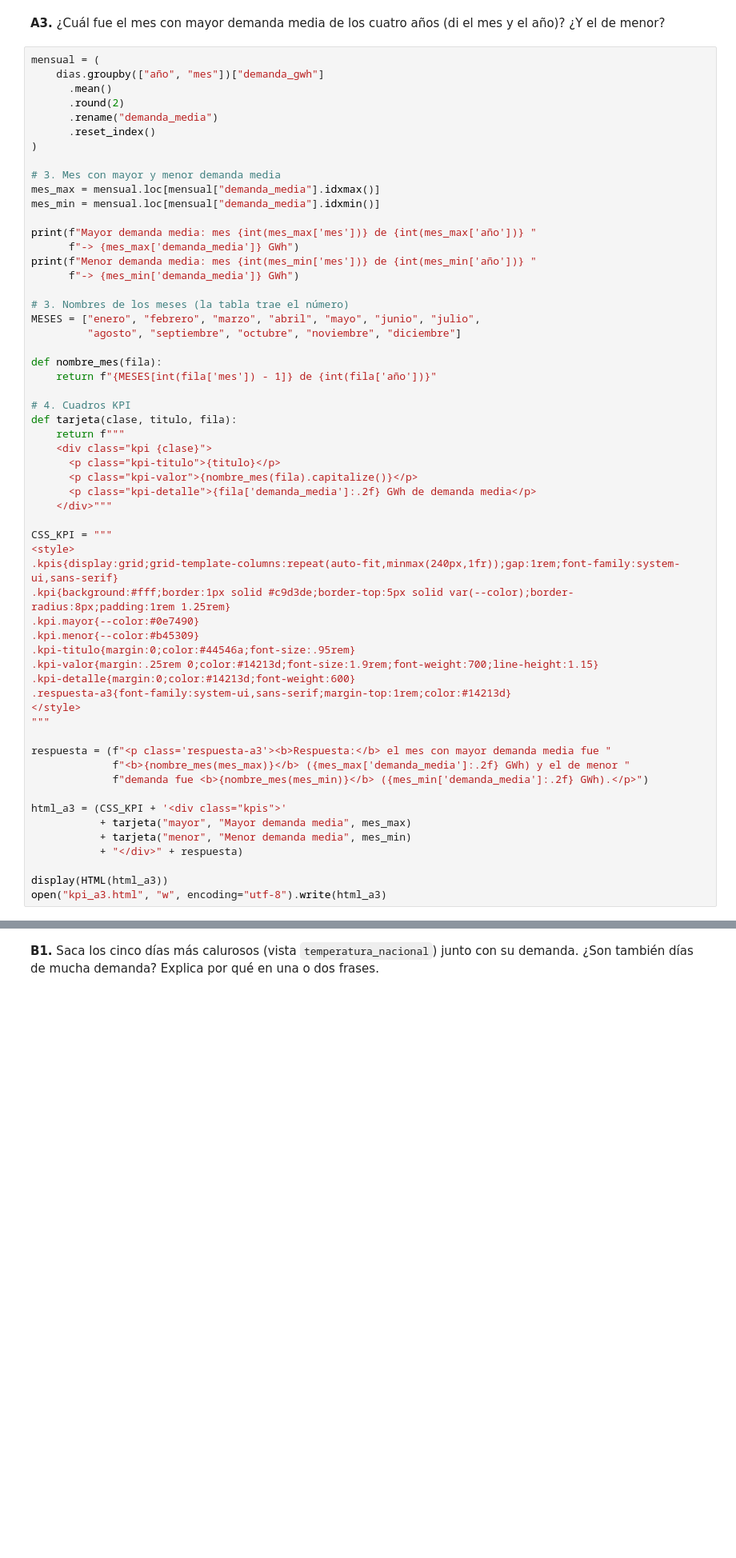
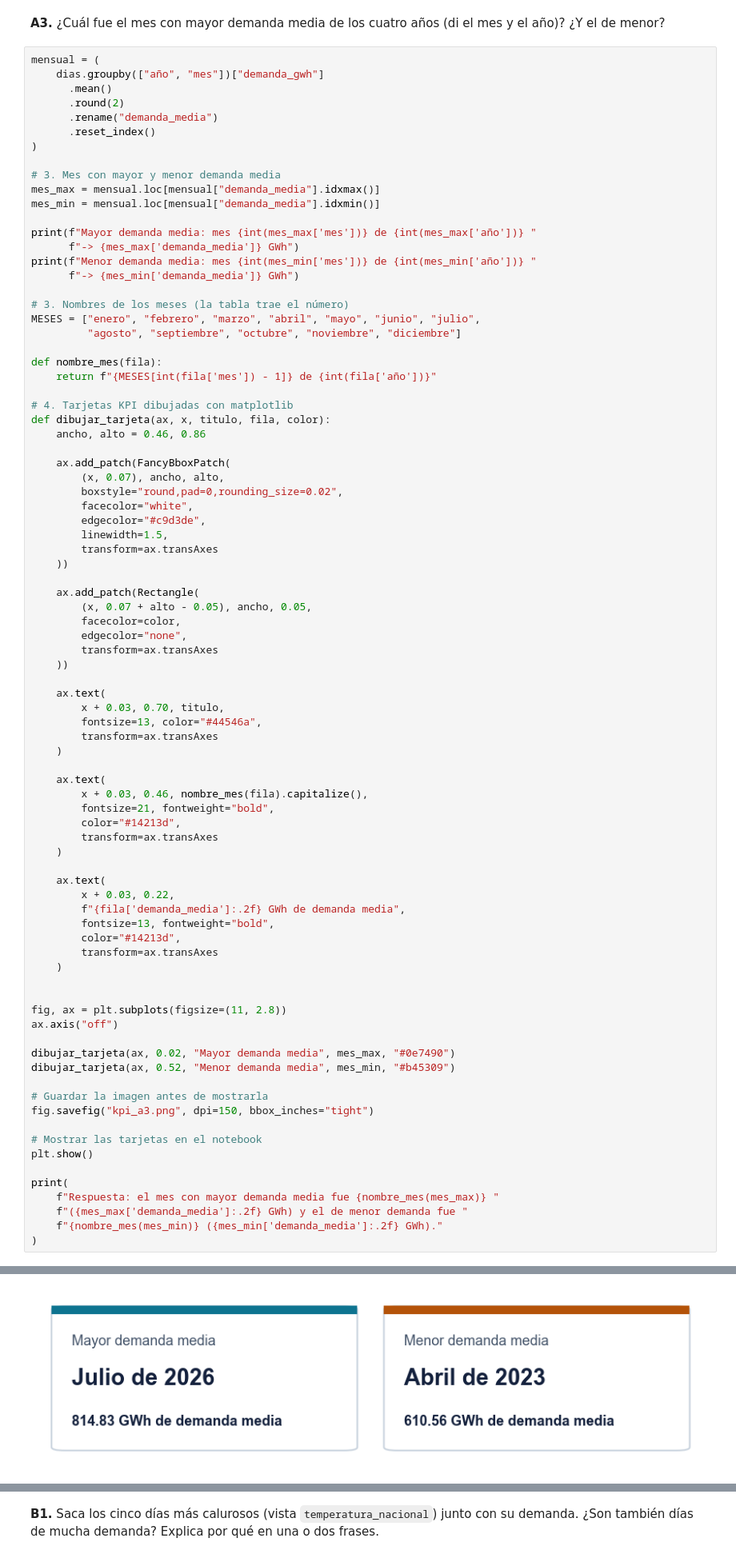
Before and after one commit to fabiolaalt/Proyecto_Consumo_Electricidad, a Jupyter notebook: Notebooks/Prueba_individual_plantilla 1.ipynb, the cells around one changed output, grey strips where cells are left out. Shown at 80% size. Saved outputs shown, nothing was run; the diff lists cells and outputs as text; blank space fills up the shorter version.

Commit message:
Correccion Tarjeta KPI

```diff
--- a/Notebooks/Prueba_individual_plantilla 1.ipynb
+++ b/Notebooks/Prueba_individual_plantilla 1.ipynb
@@ -358,39 +367,65 @@ MESES = ["enero", "febrero", "marzo", "abril", "mayo", "junio", "julio",
 def nombre_mes(fila):
     return f"{MESES[int(fila['mes']) - 1]} de {int(fila['año'])}"
 
-# 4. Cuadros KPI
-def tarjeta(clase, titulo, fila):
-    return f"""
-    <div class="kpi {clase}">
-      <p class="kpi-titulo">{titulo}</p>
-      <p class="kpi-valor">{nombre_mes(fila).capitalize()}</p>
-      <p class="kpi-detalle">{fila['demanda_media']:.2f} GWh de demanda media</p>
-    </div>"""
+# 4. Tarjetas KPI dibujadas con matplotlib
+def dibujar_tarjeta(ax, x, titulo, fila, color):
+    ancho, alto = 0.46, 0.86
 
-CSS_KPI = """
-<style>
-.kpis{display:grid;grid-template-columns:repeat(auto-fit,minmax(240px,1fr));gap:1rem;font-family:system-ui,sans-serif}
-.kpi{background:#fff;border:1px solid #c9d3de;border-top:5px solid var(--color);border-radius:8px;padding:1rem 1.25rem}
-.kpi.mayor{--color:#0e7490}
-.kpi.menor{--color:#b45309}
-.kpi-titulo{margin:0;color:#44546a;font-size:.95rem}
-.kpi-valor{margin:.25rem 0;color:#14213d;font-size:1.9rem;font-weight:700;line-height:1.15}
-.kpi-detalle{margin:0;color:#14213d;font-weight:600}
-.respuesta-a3{font-family:system-ui,sans-serif;margin-top:1rem;color:#14213d}
-</style>
-"""
+    ax.add_patch(FancyBboxPatch(
+        (x, 0.07), ancho, alto,
+        boxstyle="round,pad=0,rounding_size=0.02",
+        facecolor="white",
+        edgecolor="#c9d3de",
+        linewidth=1.5,
+        transform=ax.transAxes
+    ))
 
-respuesta = (f"<p class='respuesta-a3'><b>Respuesta:</b> el mes con mayor demanda media fue "
-             f"<b>{nombre_mes(mes_max)}</b> ({mes_max['demanda_media']:.2f} GWh) y el de menor "
-             f"demanda fue <b>{nombre_mes(mes_min)}</b> ({mes_min['demanda_media']:.2f} GWh).</p>")
+    ax.add_patch(Rectangle(
+        (x, 0.07 + alto - 0.05), ancho, 0.05,
+        facecolor=color,
+        edgecolor="none",
+        transform=ax.transAxes
+    ))
 
-html_a3 = (CSS_KPI + '<div class="kpis">'
-           + tarjeta("mayor", "Mayor demanda media", mes_max)
-           + tarjeta("menor", "Menor demanda media", mes_min)
-           + "</div>" + respuesta)
+    ax.text(
+        x + 0.03, 0.70, titulo,
+        fontsize=13, color="#44546a",
+        transform=ax.transAxes
+    )
 
-display(HTML(html_a3))
-open("kpi_a3.html", "w", encoding="utf-8").write(html_a3)
+    ax.text(
+        x + 0.03, 0.46, nombre_mes(fila).capitalize(),
+        fontsize=21, fontweight="bold",
+        color="#14213d",
+        transform=ax.transAxes
+    )
+
+    ax.text(
+        x + 0.03, 0.22,
+        f"{fila['demanda_media']:.2f} GWh de demanda media",
+        fontsize=13, fontweight="bold",
+        color="#14213d",
+        transform=ax.transAxes
+    )
+
+
+fig, ax = plt.subplots(figsize=(11, 2.8))
+ax.axis("off")
+
+dibujar_tarjeta(ax, 0.02, "Mayor demanda media", mes_max, "#0e7490")
+dibujar_tarjeta(ax, 0.52, "Menor demanda media", mes_min, "#b45309")
+
+# Guardar la imagen antes de mostrarla
+fig.savefig("kpi_a3.png", dpi=150, bbox_inches="tight")
+
+# Mostrar las tarjetas en el notebook
+plt.show()
+
+print(
+    f"Respuesta: el mes con mayor demanda media fue {nombre_mes(mes_max)} "
+    f"({mes_max['demanda_media']:.2f} GWh) y el de menor demanda fue "
+    f"{nombre_mes(mes_min)} ({mes_min['demanda_media']:.2f} GWh)."
+)
 # %% [output]
 Mayor demanda media: mes 7 de 2026 -> 814.83 GWh
 Menor demanda media: mes 4 de 2023 -> 610.56 GWh
@@ -397,0 +432 @@ Menor demanda media: mes 4 de 2023 -> 610.56 GWh
+[figure, added]
```
Also changed, not shown: parts of 8 cells of this notebook.
